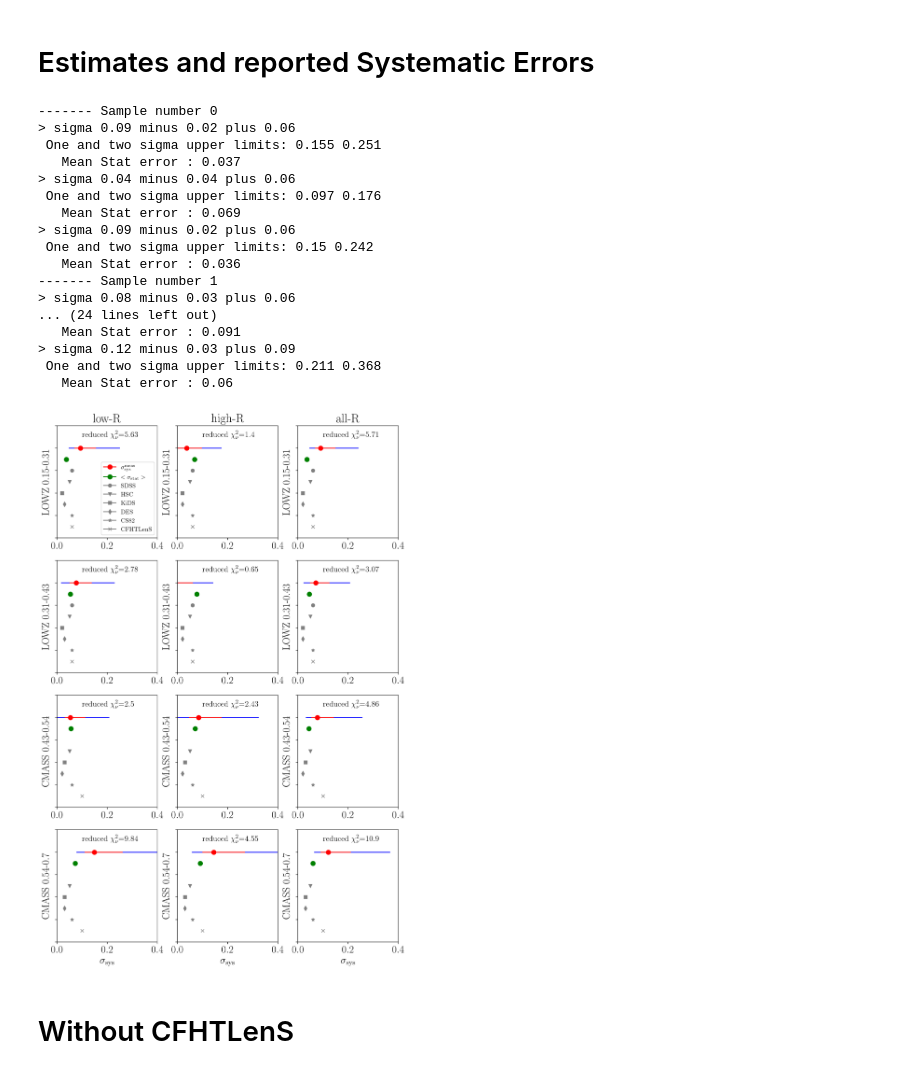
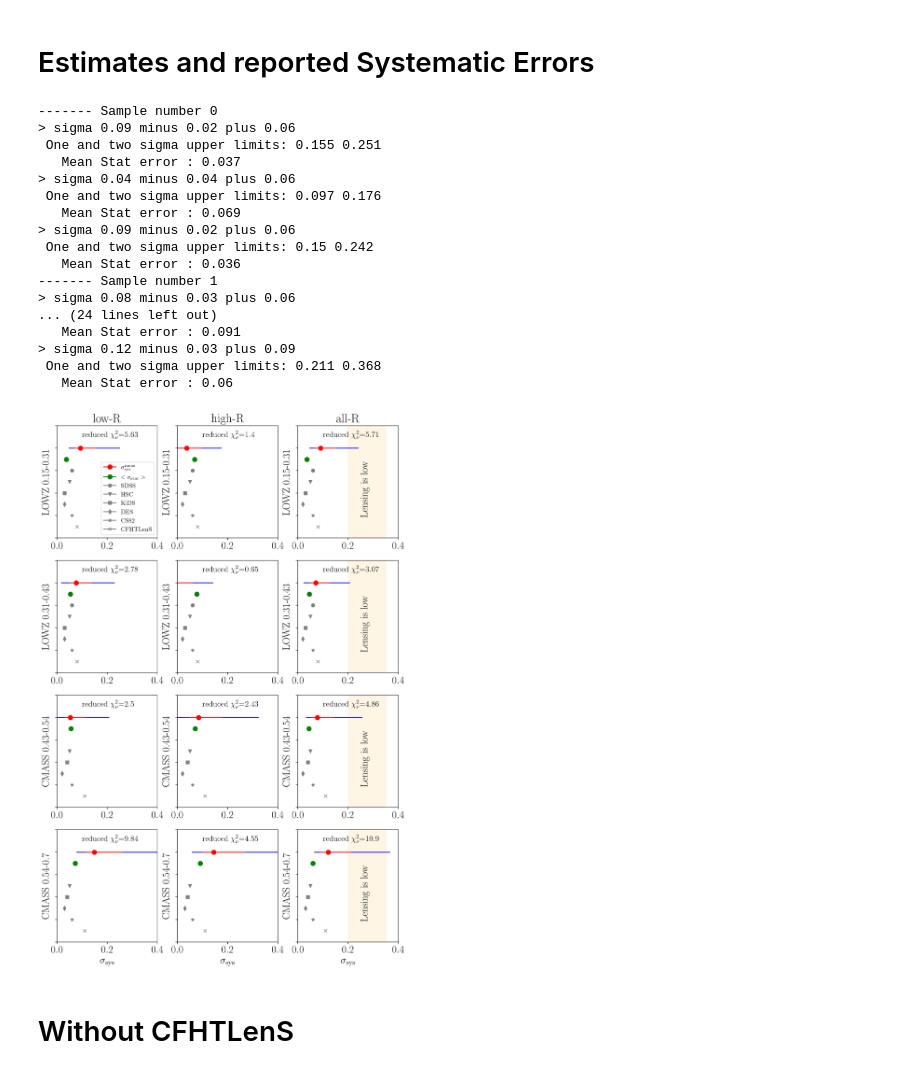
Before and after one commit to alexieleauthaud/lensingwithoutborders, a Jupyter notebook: MainLWBplots.ipynb, the cells around one changed output. Saved outputs shown, nothing was run; the diff lists cells and outputs as text; code cells hidden in the pictures.

```diff
--- a/MainLWBplots.ipynb
+++ b/MainLWBplots.ipynb
@@ -290,7 +290,7 @@ for r in range(0,4):       # One row is one data sample
             ax.errorbar(nstar[5],allamp[c,5]-meanamp,yerr=allamp_errs[c,5],color="turquoise",label="SDSS",marker='o')
 
         # Plot arrow for SDSS
-        ax.arrow(nstar[5], -0.2, 0, -0.15,head_width=2.0, head_length=0.05, fc='k', ec='k')
+        ax.arrow(nstar[5], -0.23, 0, -0.07,head_width=2.0, head_length=0.05, fc='k', ec='k')
 
         # Add the plots for UNWEIGHTED Signals
         # Only for CMASS
@@ -721,7 +717,7 @@ for r in range(0,4):       # One row is one data sample
             ax.errorbar(see[5],allamp[c,5]-meanamp,yerr=allamp_errs[c,5],color="turquoise",label="SDSS",marker='o')
 
         # Plot arrow for SDSS
-        ax.arrow(see[5], -0.2, 0, -0.15,head_width=0.01, head_length=0.05, fc='k', ec='k')
+        ax.arrow(see[5], -0.23, 0, -0.07,head_width=0.01, head_length=0.05, fc='k', ec='k')
 
         # Add the plots for UNWEIGHTED Signals
         # Only for CMASS
@@ -1300,42 +1296,55 @@ for r in range(0,4):       # One row is one data sample
     # L1
     if(r==0):
         des_syserr=np.array([0.03,0.02,0.02])
-        cfht_syserr=np.array([0.06,0.06,0.06])
+        cfht_syserr=np.array([0.08,0.08,0.08])
         hsc_syserr=np.array([0.05,0.05,0.05])
         cs82_syserr=np.array([0.06,0.06,0.06])
-        kids_syserr=np.array([0.02,0.02,0.02])
+        kids_syserr=np.array([0.03,0.03,0.03])
         sdss_syserr=np.array([0.06,0.06,0.06])
 
     # L2
     if(r==1):
         des_syserr=np.array([0.03,0.02,0.02])
-        cfht_syserr=np.array([0.06,0.06,0.06])
+        cfht_syserr=np.array([0.08,0.08,0.08])
         hsc_syserr=np.array([0.05,0.05,0.05])
         cs82_syserr=np.array([0.06,0.06,0.06])
-        kids_syserr=np.array([0.02,0.02,0.02])
+        kids_syserr=np.array([0.03,0.03,0.03])
         sdss_syserr=np.array([0.06,0.06,0.06])
 
     # C1
     if(r==2):
         des_syserr=np.array([0.02,0.02,0.02])
-        cfht_syserr=np.array([0.1,0.1,0.1])
+        cfht_syserr=np.array([0.11,0.11,0.11])
         hsc_syserr=np.array([0.05,0.05,0.05])
         cs82_syserr=np.array([0.06,0.06,0.06])
-        kids_syserr=np.array([0.03,0.03,0.03])
+        kids_syserr=np.array([0.04,0.04,0.04])
 
     # C2
     if(r==3):
         des_syserr=np.array([0.03,0.03,0.03])
-        cfht_syserr=np.array([0.1,0.1,0.1])
+        cfht_syserr=np.array([0.11,0.11,0.11])
         hsc_syserr=np.array([0.05,0.05,0.05])
         cs82_syserr=np.array([0.06,0.06,0.06])
-        kids_syserr=np.array([0.03,0.03,0.03])
+        kids_syserr=np.array([0.04,0.04,0.04])
 
 
-    for c in range(0,3):   # Each colums is a different radial range
+    for c in range(0,3):   # Each column is a different radial range
 
         #print('=======')
         ax = axes[r,c]
+
+        #Plot shaded regions
+        if (c == 2):
+            x1=[0.2,0.35]
+            y1=[10,10]
+
+            # Shade the area between y1 and line y=0
+            ax.fill_between(x1, y1, 0,
+                 facecolor="orange", # The fill color
+                 color='orange',       # The outline color
+                 alpha=0.1)          # Transparency of the fill
+
+            ax.text(0.25, 2, 'Lensing is low', fontsize=18,rotation=90)
 
         # Read in the files
         allamp = np.loadtxt(amparray_wtot[r])
@@ -1498,34 +1507,34 @@ for r in range(0,4):       # One row is one data sample
             #ax.yaxis.tick_right()
             #ax.set_yticklabels(["","CFHTLenS", "CS82", "DES" ,"KiDS", "HSC"])
         if (r==3):
             ax.set_xlabel(r'$\sigma_{\rm sys}$')
 
         #-------------------------------------------------------
 
 plt.subplots_adjust(left=0.3/10., right=1-0.3/10.0, bottom=0.5/5.0, top=1-0.5/5.0)
 filename="./Figures/sigma_sys_compare"+str(weight_type)+".pdf"
 plt.savefig(filename, bbox_inches='tight')
 plt.show()
 plt.close()
 # %% [output]
 ------- Sample number 0
 > sigma 0.09 minus 0.02 plus 0.06
  One and two sigma upper limits: 0.155 0.251
    Mean Stat error : 0.037
 > sigma 0.04 minus 0.04 plus 0.06
  One and two sigma upper limits: 0.097 0.176
    Mean Stat error : 0.069
 > sigma 0.09 minus 0.02 plus 0.06
  One and two sigma upper limits: 0.15 0.242
    Mean Stat error : 0.036
 ------- Sample number 1
 > sigma 0.08 minus 0.03 plus 0.06
 ... (24 lines left out)
    Mean Stat error : 0.091
 > sigma 0.12 minus 0.03 plus 0.09
  One and two sigma upper limits: 0.211 0.368
    Mean Stat error : 0.06
-[figure, old version]
+[figure, new version]
 # %% [markdown]
 # Without CFHTLenS
 # %%
```
Also changed, not shown: parts of 5 cells of this notebook, 18 other files.
